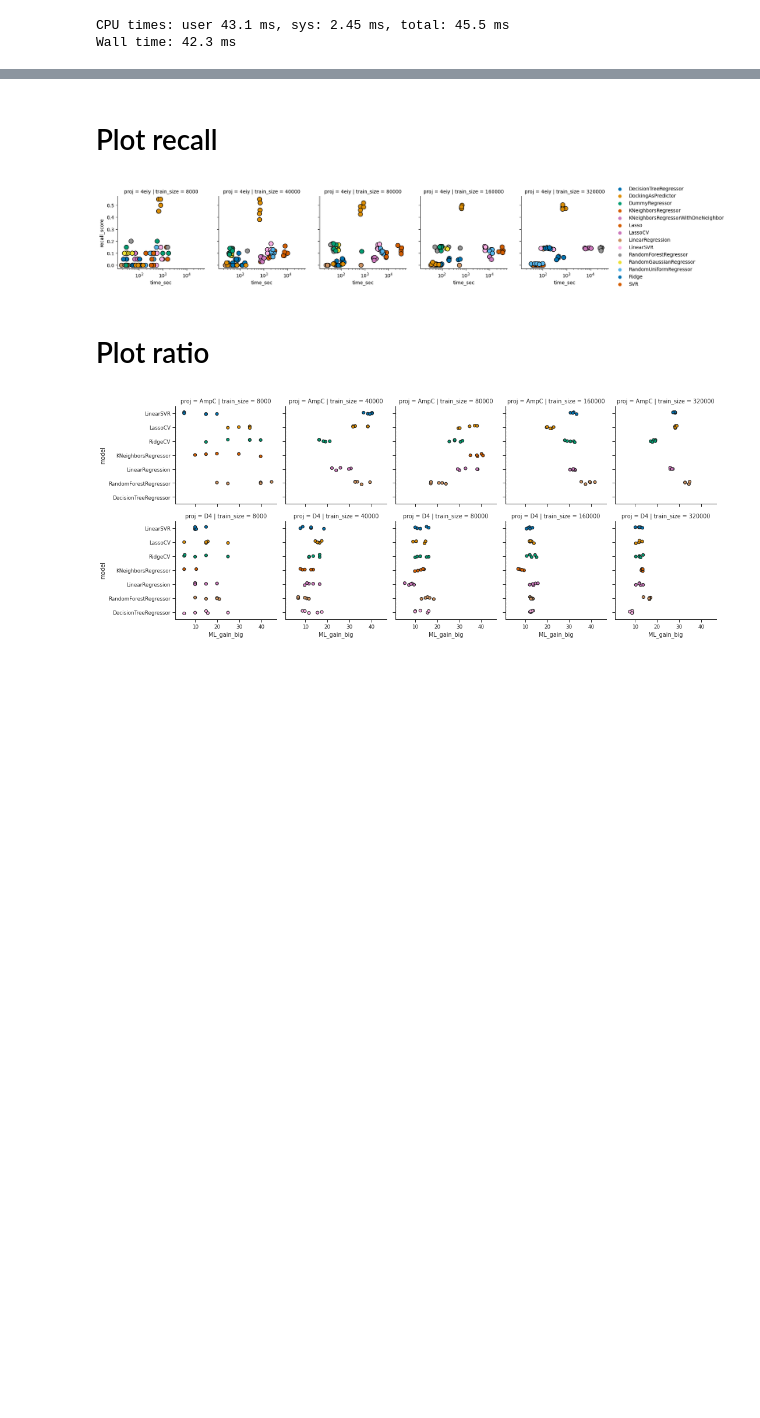
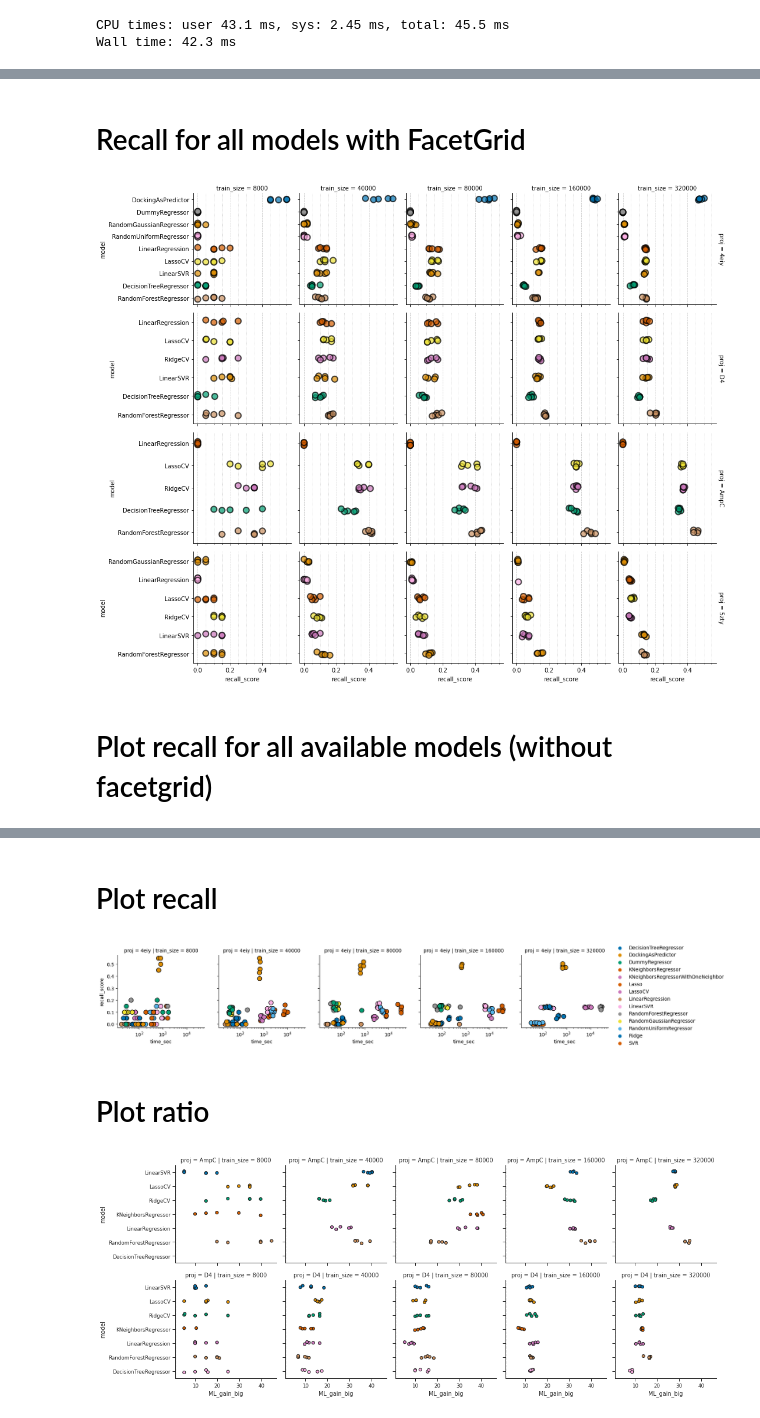
Before and after one commit to marinegor/Linear-accelerated-docking, a Jupyter notebook: notebooks/Figure_2_performance.ipynb, the cells around one changed output, grey strips where cells are left out. Cells and saved outputs as stored; diff of their text form; code cells hidden in the pictures; blank space fills up the shorter version.

Commit message:
Update Figure4 to have gridlines and fixed label order on y-axis

```diff
--- a/notebooks/Figure_2_performance.ipynb
+++ b/notebooks/Figure_2_performance.ipynb
@@ -266,0 +174,2 @@ plt.savefig('../figures/Figure_4.png')
+# %% [markdown]
+# Recall for all models with FacetGrid
@@ -266,0 +222,42 @@ plt.savefig('../figures/Figure_4.png')
+# %%
+def ordered_stripplot(*args, **kwargs):
+    # modified from https://stackoverflow.com/questions/46465368/order-of-categoricals-in-seaborn-pairgrid
+    # and https://stackoverflow.com/questions/29968097/seaborn-facetgrid-user-defined-plot-function
+    order = kwargs.pop("order")
+    models = kwargs['data'].model.unique()
+    order = {k:v for k, v in order.items() if k in models}
+    sns.stripplot(x=kwargs.pop('x'), y=kwargs.pop('y'), order=order, **kwargs)
+# %%
+kwa = {
+    'x': "recall_score",
+    'y': "model",
+    'edgecolor':'k',
+    'linewidth':2,
+    'palette':palette,
+    's':10,
+    'alpha':0.7,
+#     'order':sort_order
+}
+
+grid = sns.FacetGrid(
+    df,
+    col = "train_size",
+    row = "proj",
+    margin_titles=True,
+    sharex=True,
+    sharey='row',
+#     height=4, aspect=1.
+)
+
+for ax in grid.axes.flat:
+    ax.yaxis.set_minor_locator(ticker.AutoMinorLocator(1))
+    ax.xaxis.set_minor_locator(ticker.AutoMinorLocator(4))
+    ax.grid(which='major', color='#CCCCCC', linestyle='--')
+    ax.grid(which='minor', color='#CCCCCC', linestyle=':')
+
+grid.map_dataframe(ordered_stripplot, order=sort_order, **kwa,)
+plt.savefig('../figures/Figure_4.png')
+# %% [output]
+[figure, added]
+# %% [markdown]
+# Plot recall for all available models (without facetgrid)
```
Also changed, not shown: parts of 21 cells of this notebook, 1 other file.
